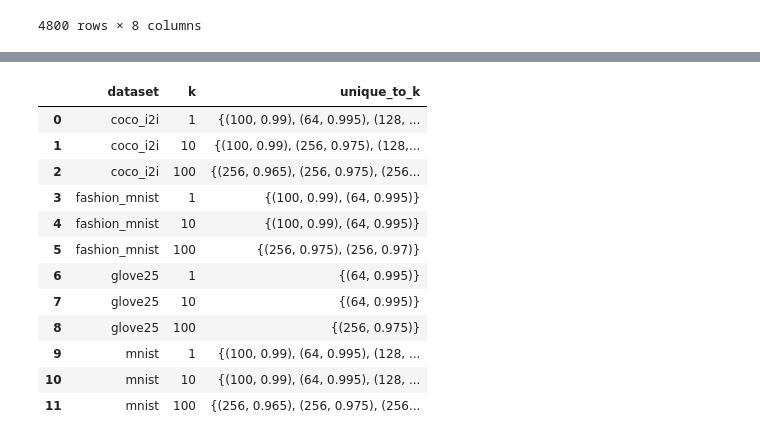
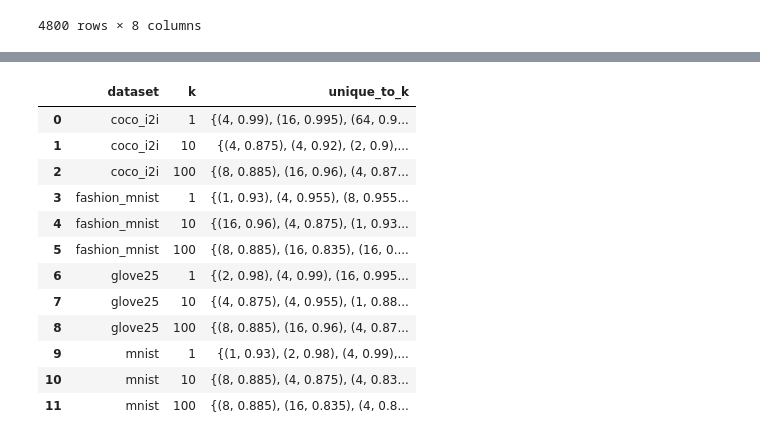
Before and after one commit to PratyushAvi/navigable-graphs, a Jupyter notebook: code/plots.ipynb, the cells around one changed output, grey strips where cells are left out. Drawn from its saved outputs; the diff is of its cells as text; code cells hidden in the pictures.

```diff
--- a/code/plots.ipynb
+++ b/code/plots.ipynb
@@ -238,10 +238,22 @@ def top_k_bw_coverage(df_novel, top_k=5, group_by=('dataset', 'k'), score_col='r
         .reset_index(drop=True)
     )
 
-def plot_top_k_settings(df_novel, df_baseline, top_k=5, score_col='recall', save=False):
+def pareto_bw_coverage(df_novel, xcol='train_seen', score_col='recall', group_by=('dataset', 'k')):
+    """
+    Return Pareto-optimal (beam_width, coverage) combinations per group.
+    A row is Pareto-optimal if no other row in the group has both higher score_col and lower xcol.
+    """
+    pieces = [
+        pareto_frontier(g, xcol, score_col)
+        for _, g in df_novel.groupby(list(group_by), sort=False)
+    ]
+    result = pd.concat(pieces, ignore_index=True)
+    return result[list(group_by) + ['beam_width', 'coverage', score_col, xcol]]
+
+def plot_top_k_settings(df_novel, df_baseline, score_col='recall', save=False):
     """
     For each dataset: one figure with rows=recall@k values, cols=[distance comps, avg out-edges].
-    Top-k novel (bw, coverage) combos shown with distinct marker+color; baseline as a dashed line.
+    Pareto-optimal novel (bw, coverage) combos shown with distinct marker+color; baseline as a dashed line.
     """
     datasets = sorted(df_novel['dataset'].unique())
     k_values = sorted(df_novel['k'].unique())
@@ -251,10 +263,10 @@ def plot_top_k_settings(df_novel, df_baseline, top_k=5, score_col='recall', save
         nov_ds  = df_novel[df_novel['dataset'] == dataset]
         base_ds = df_baseline[df_baseline['dataset'] == dataset]
 
-        # Union of top-k combos across all k values for this dataset
-        top_per_k    = top_k_bw_coverage(nov_ds, top_k=top_k, group_by=('k',), score_col=score_col)
+        # Union of Pareto-optimal combos across all k values for this dataset
+        pareto_per_k = pareto_bw_coverage(nov_ds, group_by=('k',), score_col=score_col)
         unique_combos = (
-            top_per_k[['beam_width', 'coverage']]
+            pareto_per_k[['beam_width', 'coverage']]
             .drop_duplicates()
             .sort_values(['beam_width', 'coverage'])
             .reset_index(drop=True)
@@ -282,7 +294,7 @@ def plot_top_k_settings(df_novel, df_baseline, top_k=5, score_col='recall', save
                     marker='x', markersize=7, zorder=3, label='Baseline (cov=1.0, bw varies)',
                 )
 
-                # Novel top-k combos
+                # Pareto-optimal combos
                 for i, (_, combo) in enumerate(unique_combos.iterrows()):
                     bw, cov = combo['beam_width'], combo['coverage']
                     row = nov_k[(nov_k['beam_width'] == bw) & (nov_k['coverage'] == cov)]
@@ -305,5 +317,5 @@ def plot_top_k_settings(df_novel, df_baseline, top_k=5, score_col='recall', save
 
         plt.tight_layout()
         if save:
-            fig.savefig(f'{dataset}_top{top_k}.png', bbox_inches='tight', dpi=150)
+            fig.savefig(f'{dataset}_pareto.png', bbox_inches='tight', dpi=150)
         plt.show()
@@ -310,44 +338,45 @@ def plot_top_k_settings(df_novel, df_baseline, top_k=5, score_col='recall', save
 # %%
-top_k = top_k_bw_coverage(novel, top_k=10)
+# top_k = top_k_bw_coverage(novel, top_k=10)
+top_k = pareto_bw_coverage(novel)
 
 # Set of (bw, coverage) combos per (dataset, k)
 sets = (
     top_k.groupby(['dataset', 'k'])
     .apply(lambda g: set(zip(g['beam_width'], g['coverage'])))
     .rename('combos')
     .reset_index()
 )
 
 # Intersection across k values, per dataset
 intersection = (
     sets.groupby('dataset')['combos']
     .apply(lambda s: set.intersection(*s))
     .reset_index()
     .rename(columns={'combos': 'common_combos'})
 )
 
 sets_by_k = sets.set_index(['dataset', 'k'])['combos']
 
 # For each (dataset, k), which combos are NOT in the other k's intersection?
 sets['unique_to_k'] = sets.apply(
     lambda r: r['combos'] - intersection.set_index('dataset').loc[r['dataset'], 'common_combos'],
     axis=1
 )
 sets[['dataset', 'k', 'unique_to_k']]
 # %% [output]
 |  | dataset | k | unique_to_k |
-| 0 | coco_i2i | 1 | {(100, 0.99), (64, 0.995), (128, ... |
-| 1 | coco_i2i | 10 | {(100, 0.99), (256, 0.975), (128,... |
-| 2 | coco_i2i | 100 | {(256, 0.965), (256, 0.975), (256... |
-| 3 | fashion_mnist | 1 | {(100, 0.99), (64, 0.995)} |
-| 4 | fashion_mnist | 10 | {(100, 0.99), (64, 0.995)} |
-| 5 | fashion_mnist | 100 | {(256, 0.975), (256, 0.97)} |
-| 6 | glove25 | 1 | {(64, 0.995)} |
-| 7 | glove25 | 10 | {(64, 0.995)} |
-| 8 | glove25 | 100 | {(256, 0.975)} |
-| 9 | mnist | 1 | {(100, 0.99), (64, 0.995), (128, ... |
-| 10 | mnist | 10 | {(100, 0.99), (64, 0.995), (128, ... |
-| 11 | mnist | 100 | {(256, 0.965), (256, 0.975), (256... |
+| 0 | coco_i2i | 1 | {(4, 0.99), (16, 0.995), (64, 0.9... |
+| 1 | coco_i2i | 10 | {(4, 0.875), (4, 0.92), (2, 0.9),... |
+| 2 | coco_i2i | 100 | {(8, 0.885), (16, 0.96), (4, 0.87... |
+| 3 | fashion_mnist | 1 | {(1, 0.93), (4, 0.955), (8, 0.955... |
+| 4 | fashion_mnist | 10 | {(16, 0.96), (4, 0.875), (1, 0.93... |
+| 5 | fashion_mnist | 100 | {(8, 0.885), (16, 0.835), (16, 0.... |
+| 6 | glove25 | 1 | {(2, 0.98), (4, 0.99), (16, 0.995... |
+| 7 | glove25 | 10 | {(4, 0.875), (4, 0.955), (1, 0.88... |
+| 8 | glove25 | 100 | {(8, 0.885), (16, 0.96), (4, 0.87... |
+| 9 | mnist | 1 | {(1, 0.93), (2, 0.98), (4, 0.99),... |
+| 10 | mnist | 10 | {(8, 0.885), (4, 0.875), (4, 0.83... |
+| 11 | mnist | 100 | {(8, 0.885), (16, 0.835), (4, 0.8... |
 # %%
 _MARKERS = ['o', 's', '^', 'D', 'v', 'P', 'X', '*', 'h', 'p']
 _COLORS  = plt.cm.tab10.colors
```
Also changed, not shown: parts of 2 cells of this notebook.
